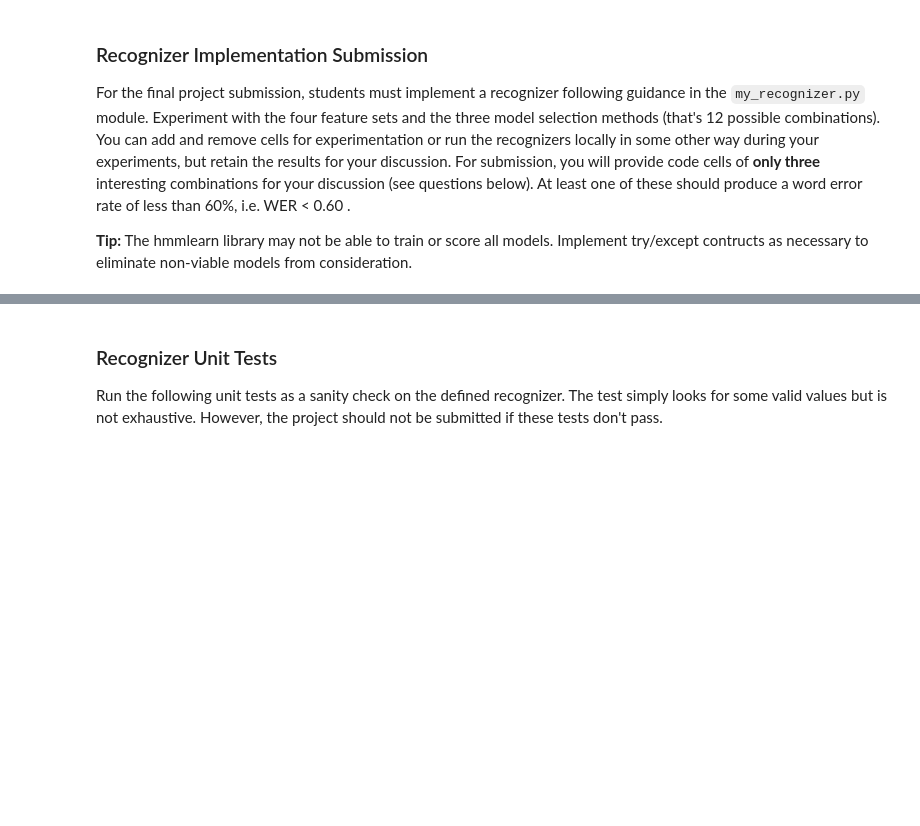
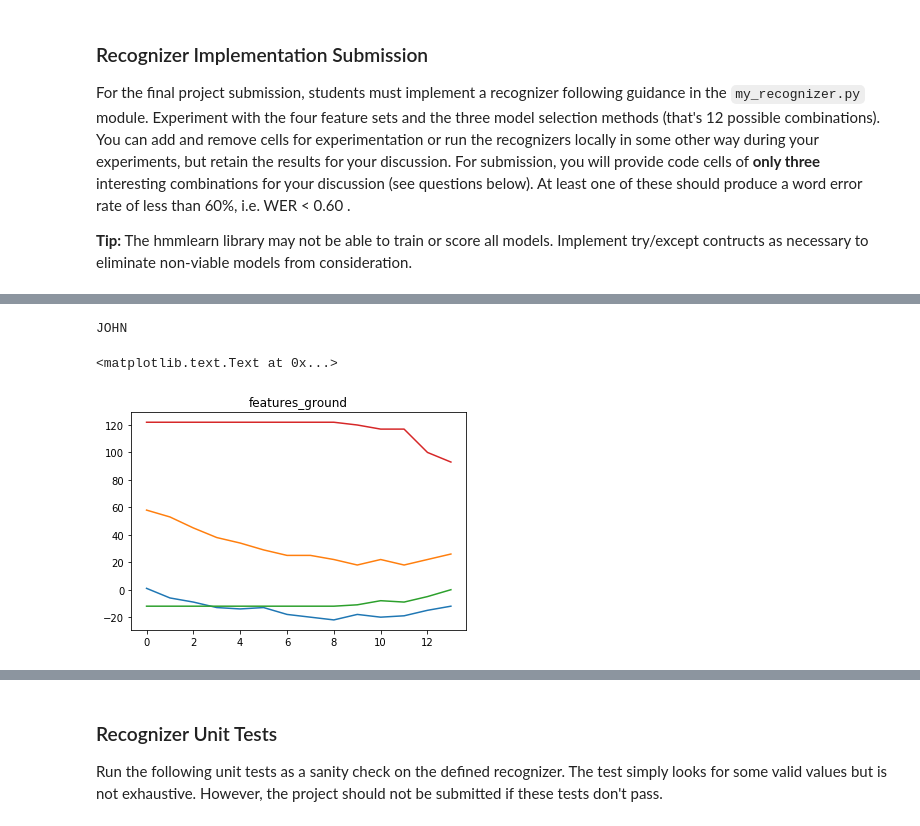
Before and after one commit to cgpadwick/aind-recognizer, a Jupyter notebook: asl_recognizer.ipynb, the cells around one changed output, grey strips where cells are left out. Saved outputs shown, nothing was run; the diff lists cells and outputs as text; code cells hidden in the pictures; blank space fills up the shorter version.

```diff
--- a/asl_recognizer.ipynb
+++ b/asl_recognizer.ipynb
@@ -703,0 +750,18 @@ Video  Recognized                                                    Correct
+# %%
+ts1 = asl.build_test(features_ground).get_all_sequences()[0]
+ts2 = asl.build_test(features_delta).get_all_sequences()[0]
+ts3 = asl.build_test(features_polar).get_all_sequences()[0]
+word = asl.build_test(features_ground).wordlist[0]
+print(word)
+
+ts1 = np.array(ts1)
+ts2 = np.array(ts2)
+ts3 = np.array(ts3)
+# %% [output]
+JOHN
+# %%
+plt.plot(ts1[0, :, :])
+plt.title('features_ground')
+# %% [output]
+<matplotlib.text.Text at 0x...>
+[figure, added]
```
Also changed, not shown: parts of 9 cells of this notebook, 1 other file.
